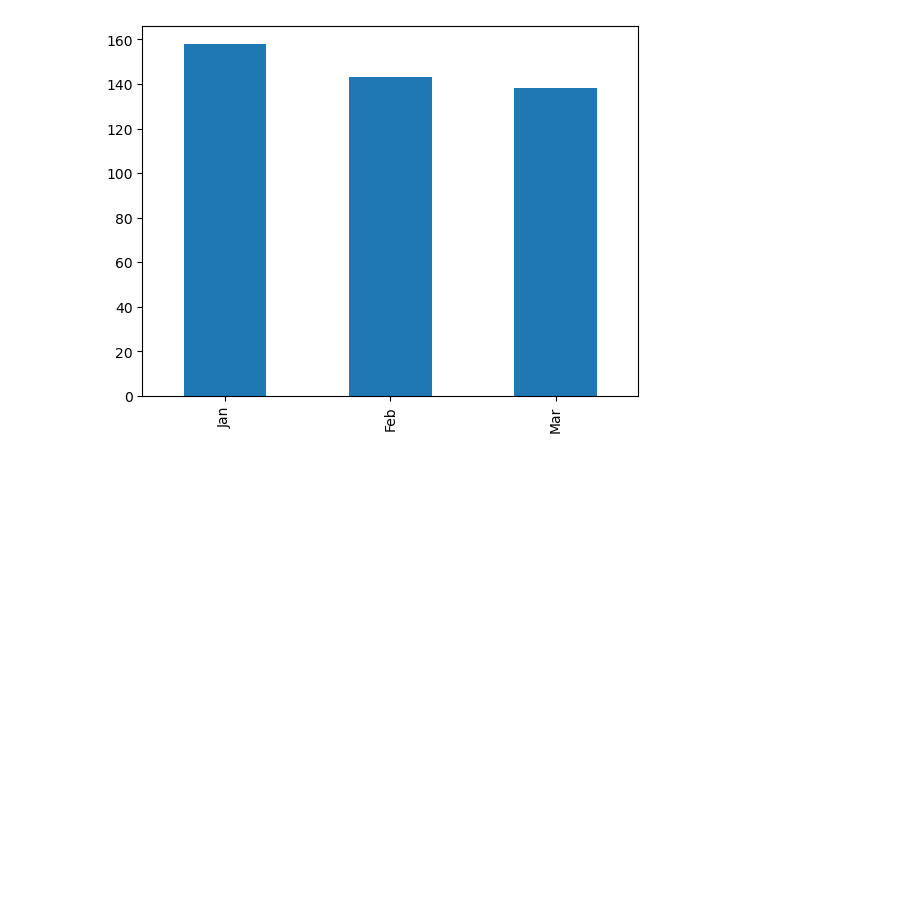
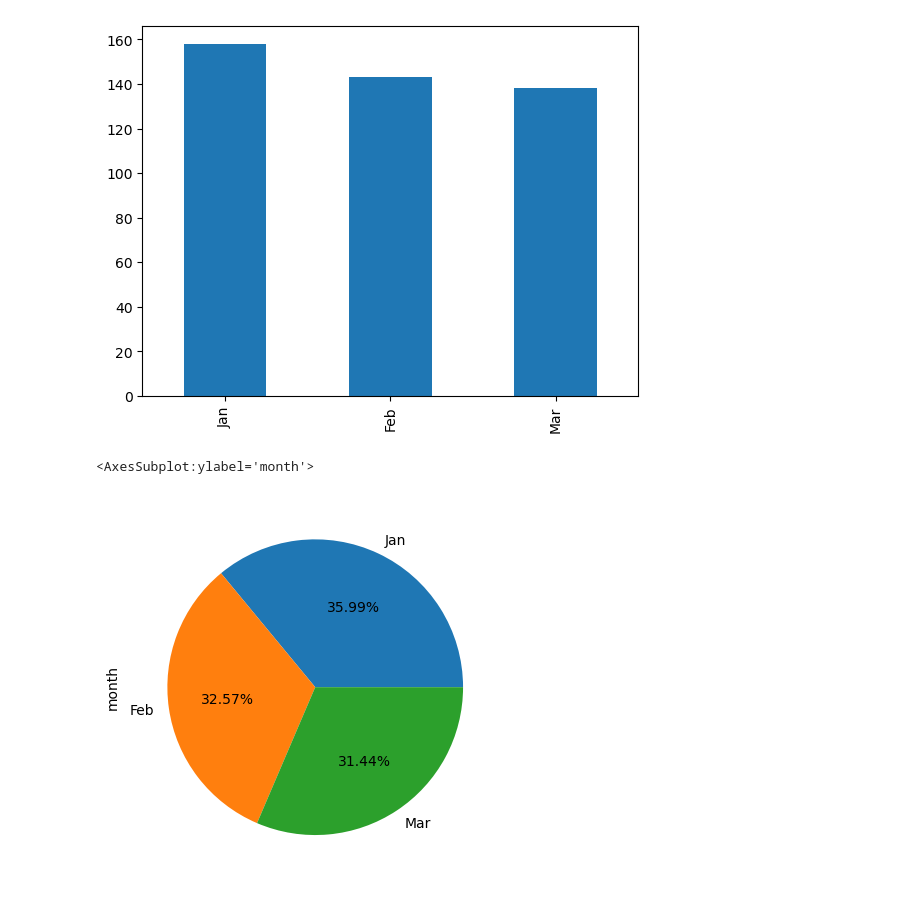
Before and after one commit to Kunal2515/EDA_Data_analysis_of_Supermarket_sale_using_Python, a Jupyter notebook: EDA Data Analysis using Supermarket Sale.ipynb, the cells around one changed output. Saved outputs shown, nothing was run; the diff lists cells and outputs as text; code cells hidden in the pictures; blank space fills up the shorter version.

```diff
--- a/EDA Data Analysis using Supermarket Sale.ipynb
+++ b/EDA Data Analysis using Supermarket Sale.ipynb
@@ -335,3 +354,8 @@ data['month'].value_counts().plot(kind='bar')
 # %% [output]
 <AxesSubplot:>
 [figure]
+# %%
+data['month'].value_counts().plot(kind="pie",autopct="%1.2f%%")
+# %% [output]
+<AxesSubplot:ylabel='month'>
+[figure, added]
```
Also changed, not shown: parts of 4 cells of this notebook.
